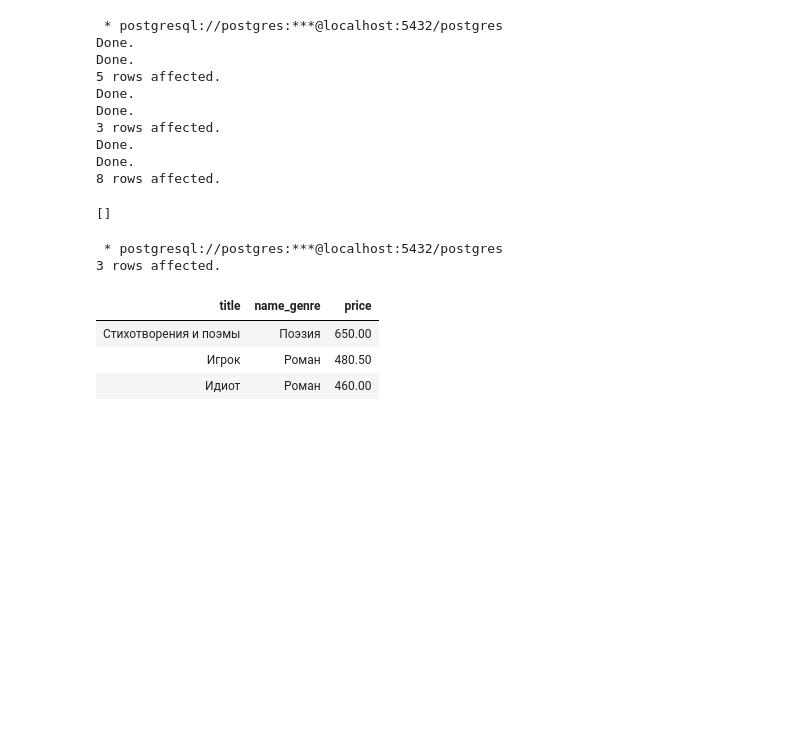
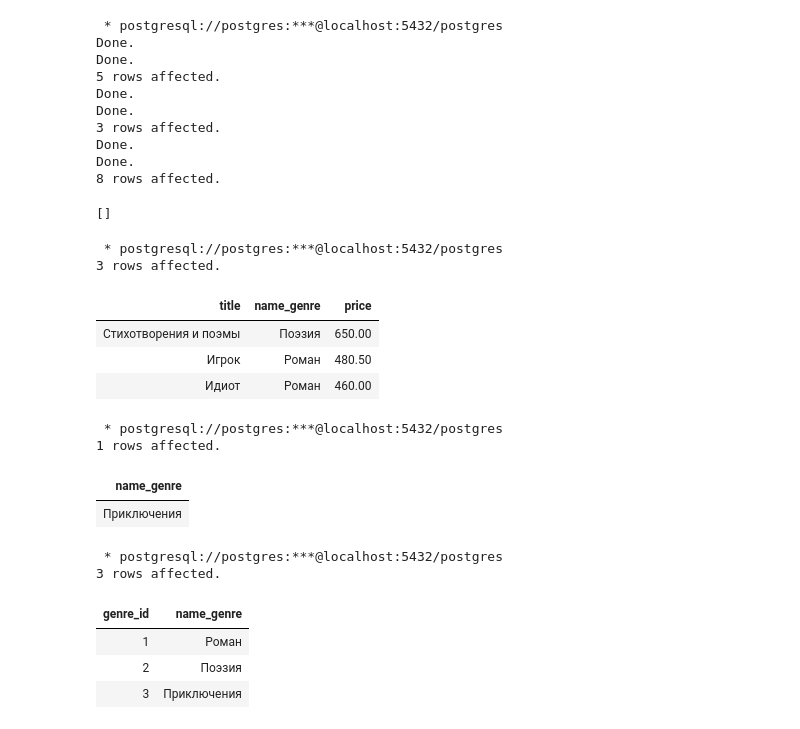
Before and after one commit to letrepas/Interactive-SQL-Simulator, a Jupyter notebook: SQL.ipynb, the cells around one changed output. Saved outputs shown, nothing was run; the diff lists cells and outputs as text; code cells hidden in the pictures; blank space fills up the shorter version.

```diff
--- a/SQL.ipynb
+++ b/SQL.ipynb
@@ -1736,3 +1736,25 @@ ORDER BY price DESC;
 | Стихотворения и поэмы | Поэзия | 650.00 |
 | Игрок | Роман | 480.50 |
 | Идиот | Роман | 460.00 |
+# %%
+%%sql
+SELECT name_genre
+FROM
+    stepik.genre AS g LEFT JOIN stepik.book AS b
+    ON g.genre_id = b.genre_id
+WHERE title IS NULL
+# %% [output]
+ * postgresql://postgres:***@localhost:5432/postgres
+1 rows affected.
+| name_genre |
+| Приключения |
+# %%
+%%sql
+SELECT * FROM stepik.genre
+# %% [output]
+ * postgresql://postgres:***@localhost:5432/postgres
+3 rows affected.
+| genre_id | name_genre |
+| 1 | Роман |
+| 2 | Поэзия |
+| 3 | Приключения |
```
Also changed, not shown: parts of 3 cells of this notebook.
